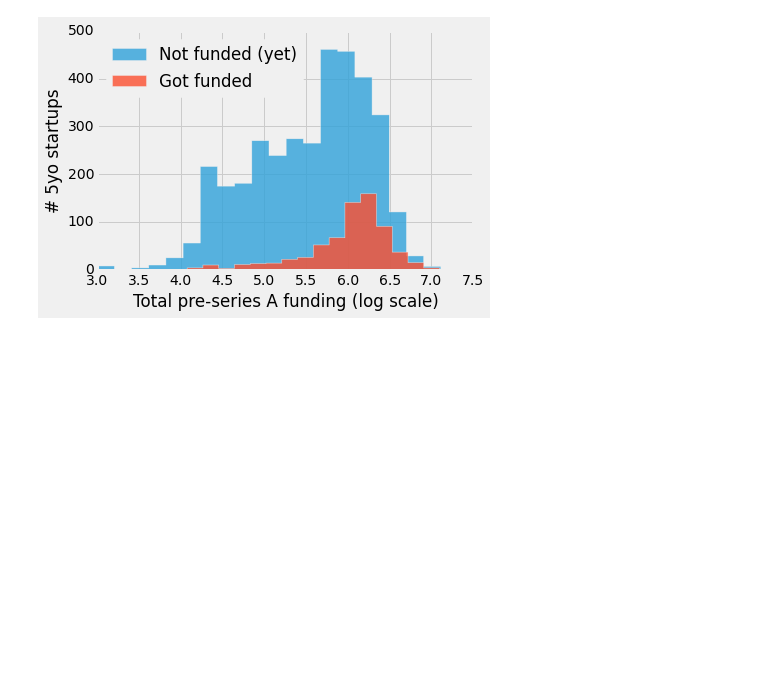
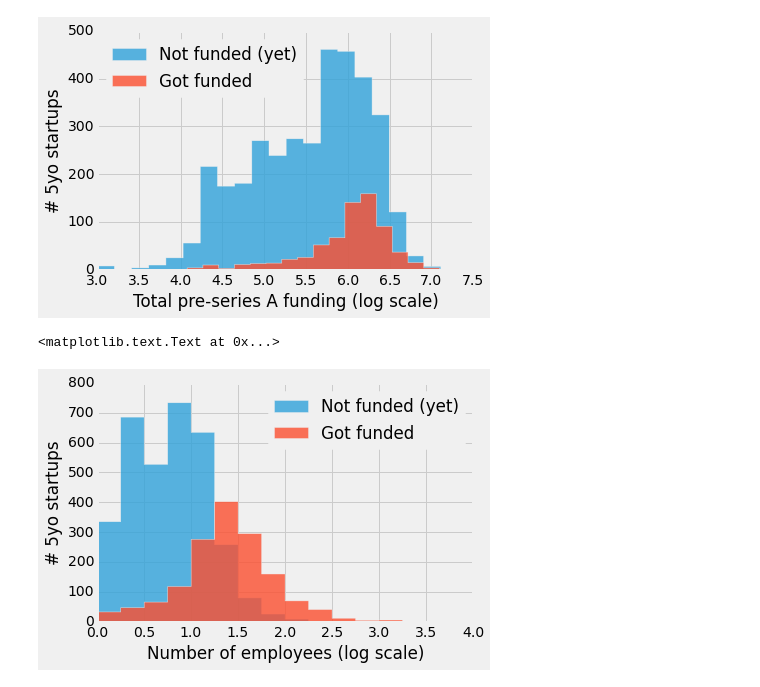
Before and after one commit to ylee0519/insight-project, a Jupyter notebook: plot_data.ipynb, the cells around one changed output. Drawn from its saved outputs; the diff is of its cells as text; code cells hidden in the pictures; blank space fills up the shorter version.

Commit message:
Explore relationship between employee count and total funding

```diff
--- a/plot_data.ipynb
+++ b/plot_data.ipynb
@@ -36,3 +41,15 @@ plt.ylabel('# 5yo startups')
 plt.savefig('total_seed_funding.png', dpi=400, bbox_inches='tight')
 # %% [output]
 [figure]
+# %%
+got_funded = startups[startups.stage.isin(['A', 'B', 'C', 'Late']) & (startups.employee > 0)][u'employee'].apply(math.log10).values
+not_funded_yet = startups[(startups.stage == u'Pre Series A') & (startups.employee > 0)][u'employee'].apply(math.log10).values
+
+plt.hist(not_funded_yet, label="Not funded (yet)", histtype="stepfilled", bins=np.arange(0, 4, 0.25), alpha=0.8)
+plt.hist(got_funded, label="Got funded", histtype="stepfilled", bins=np.arange(0, 4, 0.25), alpha=0.8)
+plt.legend(loc="upper right")
+plt.xlabel('Number of employees (log scale)')
+plt.ylabel('# 5yo startups')
+# %% [output]
+<matplotlib.text.Text at 0x...>
+[figure, added]
```
Also changed, not shown: parts of 3 cells of this notebook.
